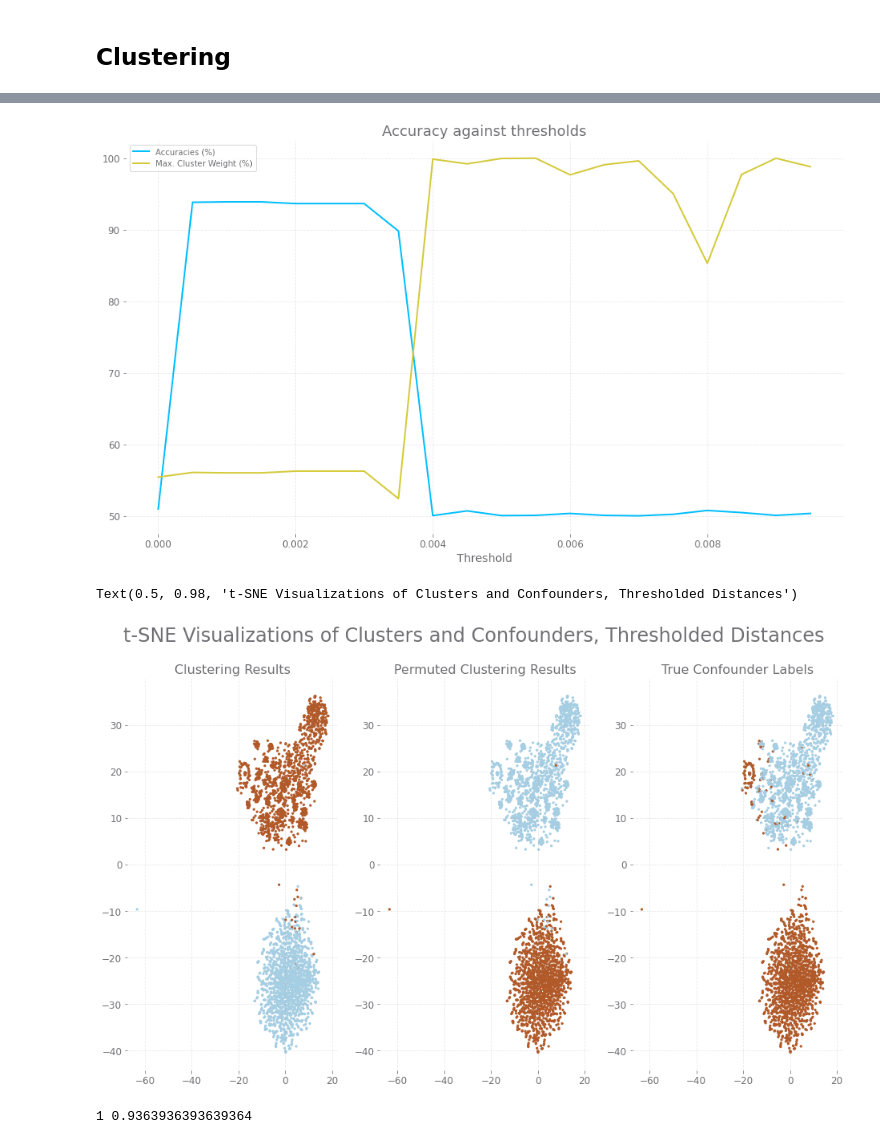
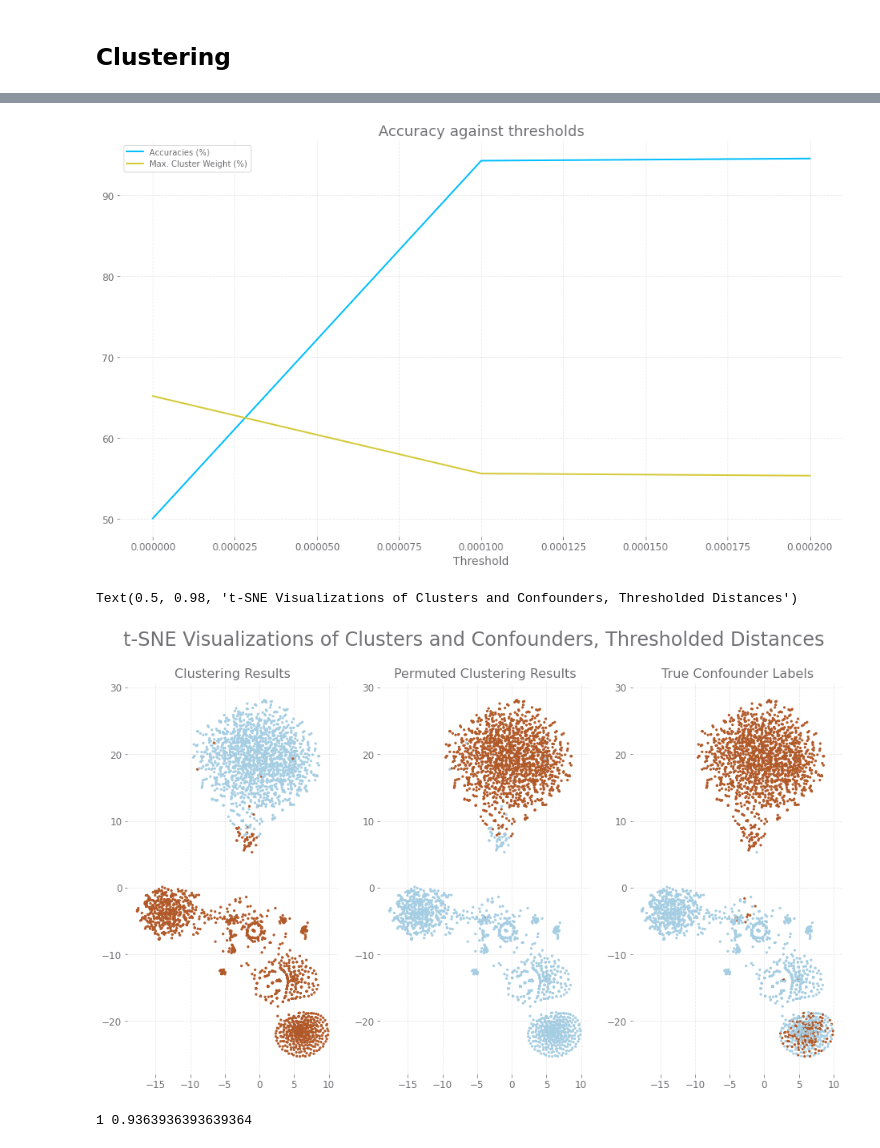
Before and after one commit to hetankevin/off-policy, a Jupyter notebook: mcmix/MixMDP.ipynb, the cells around one changed output, grey strips where cells are left out. Saved outputs shown, nothing was run; the diff lists cells and outputs as text; code cells hidden in the pictures.

```diff
--- a/mcmix/MixMDP.ipynb
+++ b/mcmix/MixMDP.ipynb
@@ -135,12 +136,0 @@ value of pi_b
-# %%
-import multiprocessing
-from itertools import repeat
-from concurrent.futures import ProcessPoolExecutor, ThreadPoolExecutor
-import copy
-
-nprocs = 10
-
-with ProcessPoolExecutor(max_workers=nprocs, mp_context=multiprocessing.get_context('fork')) as executor:
-    future = executor.map(confound_mdp.collect_sample, [int(10000/nprocs) for i in range(nprocs)], repeat(copy.deepcopy(mdp)),
-                          repeat(copy.deepcopy(pi_b)), repeat(horizon), repeat(False))
-dataset = np.vstack(list(future))
@@ -248,7 +233,7 @@ sadim = nStates*nActions
 spdim = nStates
 omegaone = np.array([i for i in range(int(horizon/4), 2*int(horizon/4))])
 omegatwo = np.array([i for i in range(3*int(horizon/4), horizon)])
-onehotsa = np.eye(np.max(stateactions)+1)[stateactions]
+onehotsa = np.eye(int(np.max(stateactions))+1)[stateactions]
 onehotsaflat = copy.deepcopy(onehotsa)
 onehotsa = onehotsa.reshape((onehotsa.shape[0], onehotsa.shape[1], nStates, nActions), order=memorder)
 onehotsp = np.eye(np.max(nextstates)+1)[nextstates]
@@ -314,8 +325,10 @@ hs = hs[[g for g in range(G) if g % 2 == 0]].mean(0)
 # %%
 device = "/GPU:0"
 
-statmns = computeStat(geth(onehotsaclust[:,omegaone,:,:], onehotspclust[:,omegaone,:]),
-                      geth(onehotsaclust[:,omegatwo,:,:], onehotspclust[:,omegatwo,:]),
-                      eigvecsa, device=device)
-statmns2 = computeStatMeanOfMeans(hs, eigvecsa, device=device)
+#statmns = computeStat(geth(onehotsaclust[:,omegaone,:,:], onehotspclust[:,omegaone,:]),
+#                      geth(onehotsaclust[:,omegatwo,:,:], onehotspclust[:,omegatwo,:]),
+#                      eigvecsa, device=device)
+statmns = computeStat(np.array([geth(onehotsaclust[:,omegaone,:,:], onehotspclust[:,omegaone,:]),
+                      geth(onehotsaclust[:,omegatwo,:,:], onehotspclust[:,omegatwo,:])]), eigvecsa, device=device, proj=True)
+statmns2 = computeStat(hs, eigvecsa, device=device, proj=True)
 # %% [output]
@@ -366,24 +379,24 @@ clusterDiagnostics(statmns, K=K, labels=confounders[sz:2*sz, 0],
 # %%
 clusterDiagnostics(statmns2, K=K, labels=confounders[sz:2*sz, 0],
-                   lo=0, hi=0.01, step=0.0005)
+                   lo=0, hi=0.00025, step=0.0001)
 # %% [output]
-[figure, old version]
+[figure, new version]
 # %%
-tsne = sklearn.manifold.TSNE(n_components=2, perplexity=5.0, metric='precomputed').fit_transform(statmns2) #1-(statmns2 < 0.002)
+tsne = sklearn.manifold.TSNE(n_components=2, perplexity=5.0, metric='precomputed').fit_transform(statmns) #1-(statmns2 < 0.002)
 # %%
-clusterlabs = sklearn.cluster.spectral_clustering((statmns2 < 0.002).astype(int), n_clusters=K,
+clusterlabs = sklearn.cluster.spectral_clustering((statmns < 0.0001).astype(int), n_clusters=K,
                                                      assign_labels='kmeans')
 fig, axes = plt.subplots(nrows=1, ncols=3, figsize=((16,9)))
 axes[0].scatter(tsne[:,0], tsne[:,1], c=clusterlabs, cmap='Paired', s=5)
 axes[1].scatter(tsne[:,0], tsne[:,1], c=1-clusterlabs, cmap='Paired', s=5)
 axes[2].scatter(tsne[:,0], tsne[:,1], c=labels[sz:2*sz], cmap='Paired', s=5)
 axes[0].set_title('Clustering Results', fontsize=16)
 axes[1].set_title('Permuted Clustering Results', fontsize=16)
 axes[2].set_title('True Confounder Labels', fontsize=16)
 fig.suptitle('t-SNE Visualizations of Clusters and Confounders, Thresholded Distances', fontsize=24)
 # %% [output]
 Text(0.5, 0.98, 't-SNE Visualizations of Clusters and Confounders, Thresholded Distances')
-[figure, old version]
+[figure, new version]
 # %%
 permutation = np.argmax([np.mean(clusterlabs == confounders[sz:2*sz, 0]),
                     np.mean(clusterlabs != confounders[sz:2*sz, 0])])
```
Also changed, not shown: parts of 67 cells of this notebook, 6 other files.
